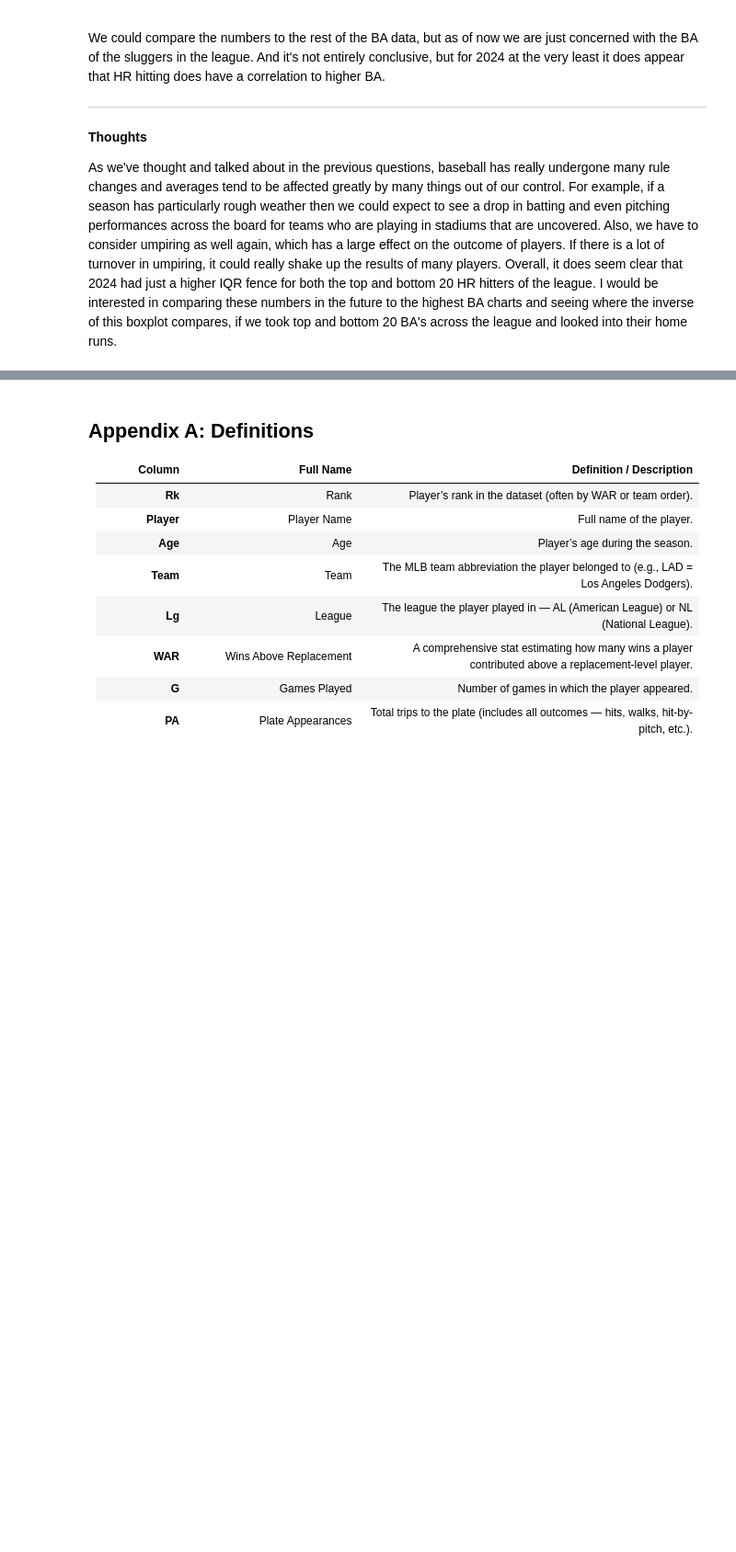
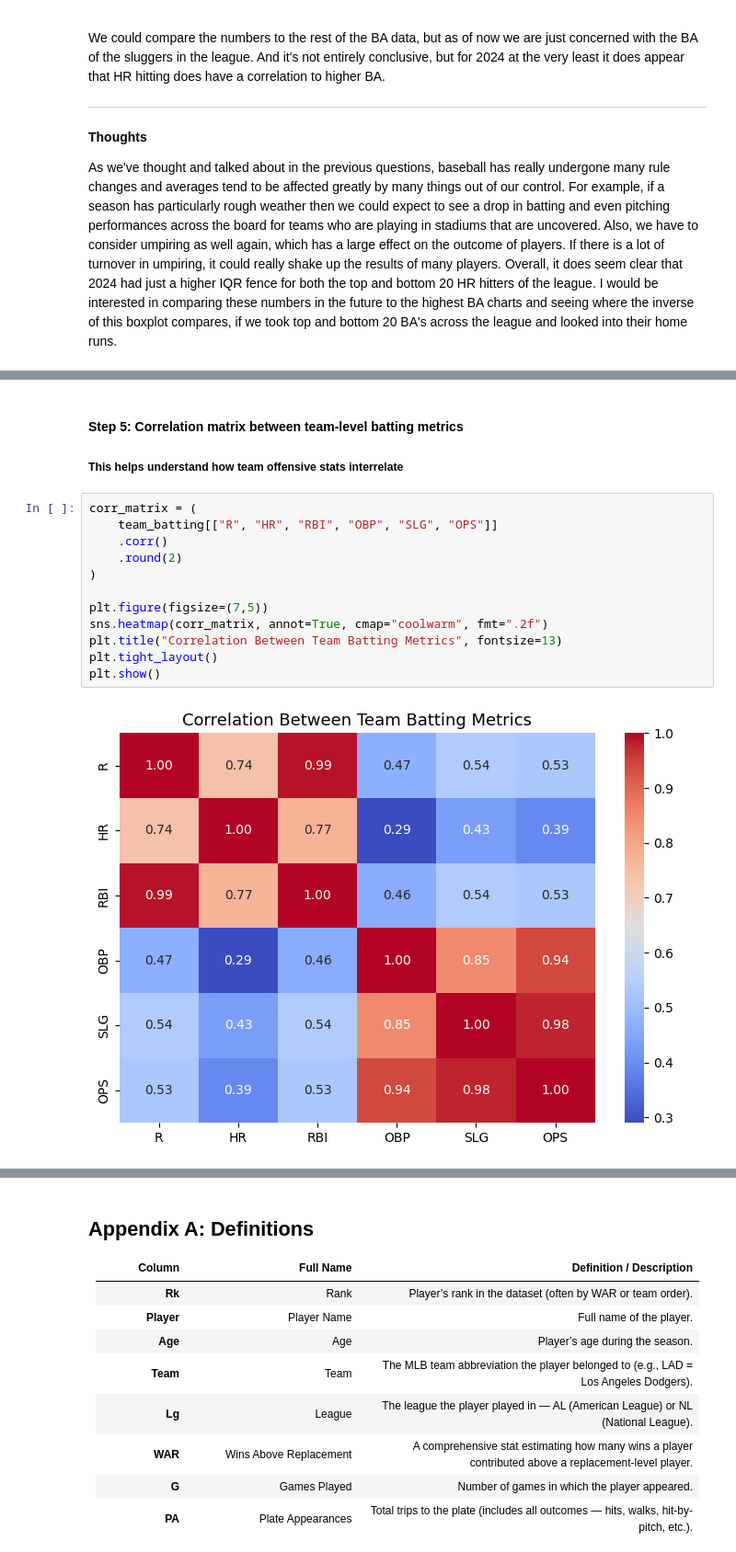
Before and after one commit to AdanH2/baseball-python-project, a Jupyter notebook: main.ipynb, the cells around one changed output, grey strips where cells are left out. Shown at 92% size. Cells and saved outputs as stored; diff of their text form; blank space fills up the shorter version.

```diff
--- a/main.ipynb
+++ b/main.ipynb
@@ -674,0 +916,17 @@ As we've thought and talked about in the previous questions, baseball has really
+# %% [markdown]
+#### Step 5: Correlation matrix between team-level batting metrics
+##### This helps understand how team offensive stats interrelate
+# %%
+corr_matrix = (
+    team_batting[["R", "HR", "RBI", "OBP", "SLG", "OPS"]]
+    .corr()
+    .round(2)
+)
+
+plt.figure(figsize=(7,5))
+sns.heatmap(corr_matrix, annot=True, cmap="coolwarm", fmt=".2f")
+plt.title("Correlation Between Team Batting Metrics", fontsize=13)
+plt.tight_layout()
+plt.show()
+# %% [output]
+[figure, added]
```
Also changed, not shown: parts of 30 cells of this notebook.
